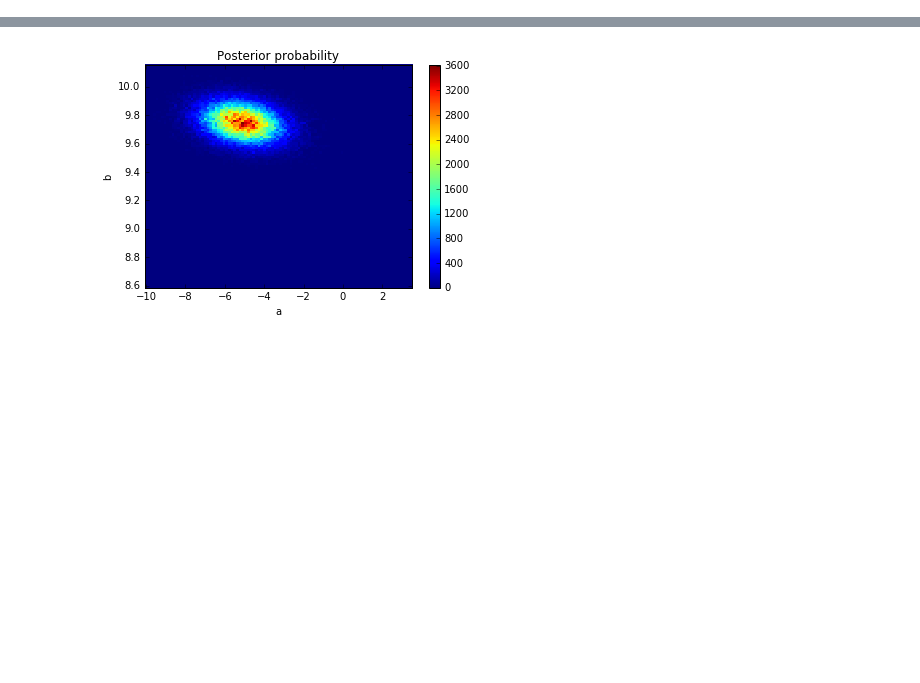
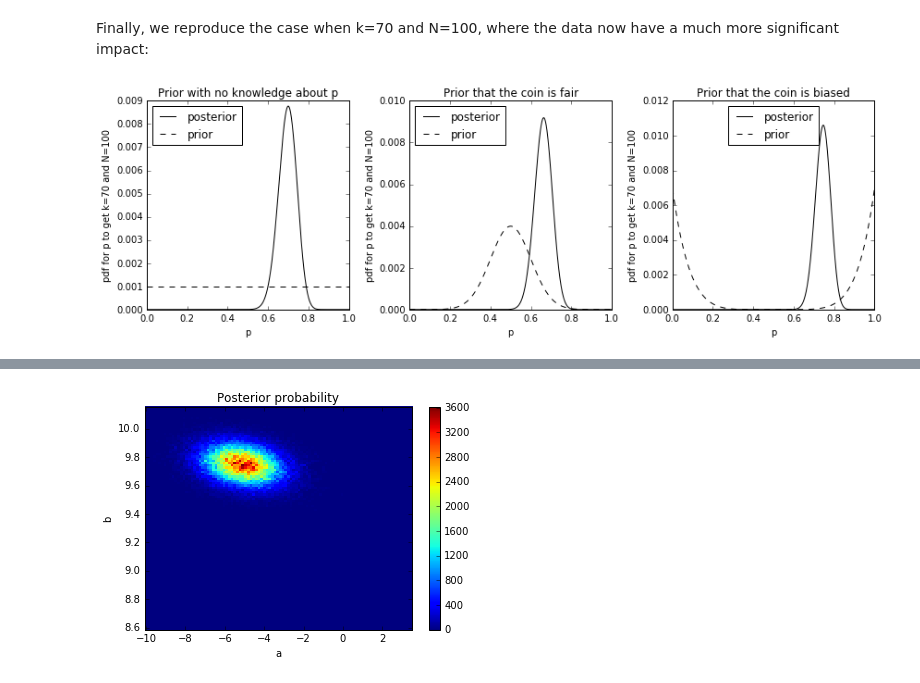
Before and after one commit to OSTP/DataAndErrorAnalysis, a Jupyter notebook: notebooks/Chapter9_Stats_Probabilities.ipynb, the cells around one changed output, grey strips where cells are left out. Cells and saved outputs as stored; diff of their text form; code cells hidden in the pictures; blank space fills up the shorter version.

```diff
--- a/notebooks/Chapter9_Stats_Probabilities.ipynb
+++ b/notebooks/Chapter9_Stats_Probabilities.ipynb
@@ -1 +92,53 @@
+# %% [markdown]
+Finally, we reproduce the case when k=70 and N=100, where the data now have a much more significant impact:
+# %%
+k=70
+N=100
+
+pbinom = stats.binom.pmf(k,N,p)
+
+#Flat prior
+pl.figure(figsize=(12,4))
+pl.subplot(131)
+prior = stats.uniform.pdf(p)
+#multiply by the prior (not very useful here!)
+posterior = pbinom*prior
+#normalize the posterior and prior when plotting
+pl.plot(p,posterior/posterior.sum(),color='black',label='posterior')
+pl.plot(p,prior/prior.sum(),'--',color='black',label='prior')
+pl.xlabel('p')
+pl.ylabel('pdf for p to get k={:.0f} and N={:.0f}'.format(k,N))
+pl.legend(loc='best')
+pl.title("Prior with no knowledge about p")
+
+prior_fair = stats.norm.pdf(p,0.5,0.1)
+posterior_fair = pbinom*prior_fair
+
+pl.subplot(132)
+
+#We normalize the prior and posterior to have the same area
+pl.plot(p,posterior_fair/posterior_fair.sum(),color='black',label='posterior')
+pl.plot(p,prior_fair/prior_fair.sum(),'--',color='black',label='prior')
+pl.xlabel('p')
+pl.ylabel('pdf for p to get k={:.0f} and N={:.0f}'.format(k,N))
+pl.legend(loc='best')
+pl.title("Prior that the coin is fair")
+
+#Let's compare with the assumption that the coin is likely unfair (p=0 or 1 are more likely)
+prior_unfair = (p-0.5)**6
+posterior_unfair = pbinom*prior_unfair
+
+#We normalize the prior and posterior to have the same area
+pl.subplot(133)
+pl.plot(p,posterior_unfair/posterior_unfair.sum(),color='black',label='posterior')
+pl.plot(p,prior_unfair/prior_unfair.sum(),'--',color='black',label='prior')
+pl.xlabel('p')
+pl.ylabel('pdf for p to get k={:.0f} and N={:.0f}'.format(k,N))
+pl.legend(loc='upper center')
+pl.title("Prior that the coin is biased")
+
+pl.tight_layout()
+pl.show()
+# %% [output]
+[figure, added]
 # %% [markdown]
```
Also changed, not shown: parts of 10 cells of this notebook, 6 other files.
